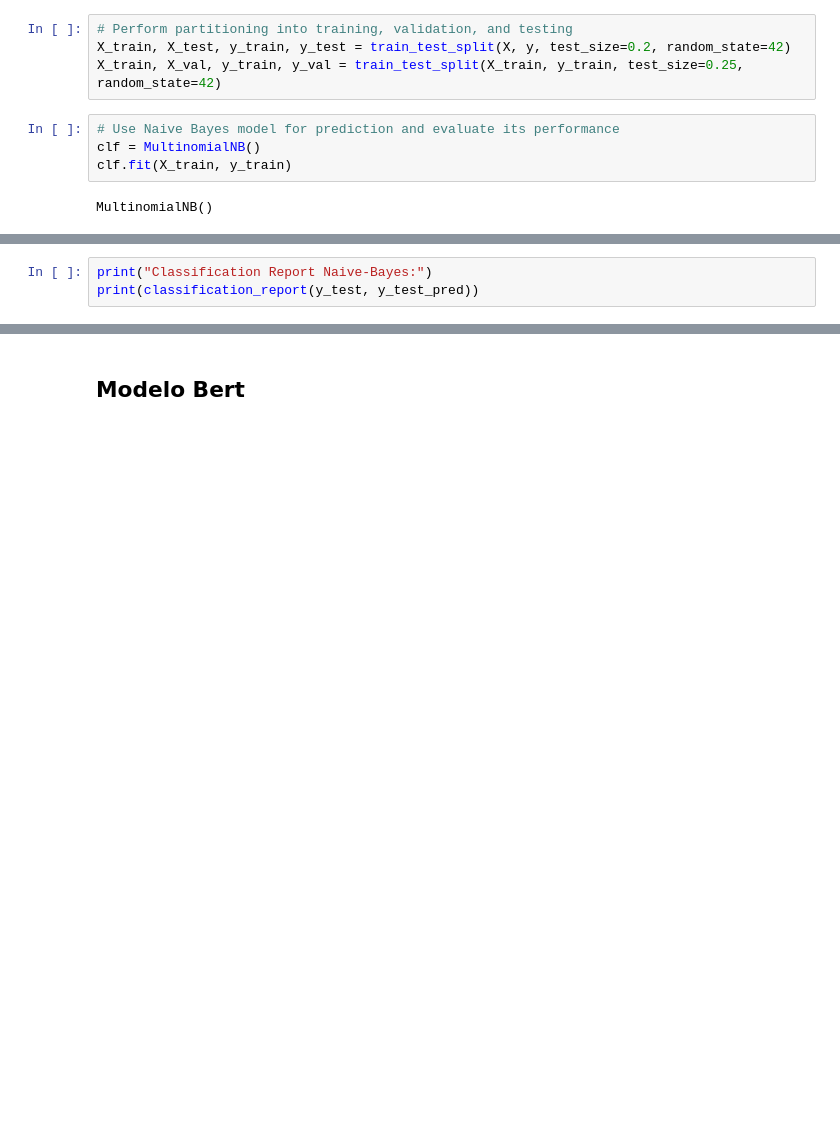
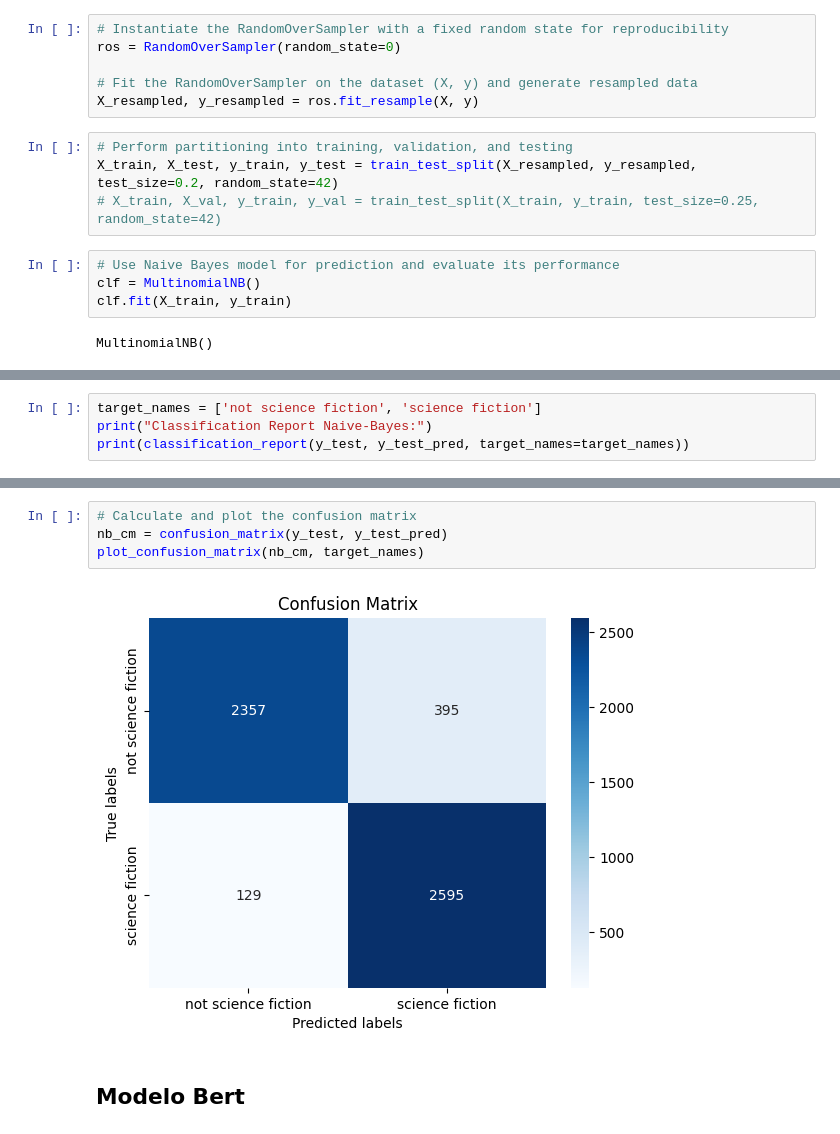
Before and after one commit to jsebastianquiroga/Topicos_analitica_NLP, a Jupyter notebook: Notebook/booksummaries.ipynb, the cells around one changed output, grey strips where cells are left out. Saved outputs shown, nothing was run; the diff lists cells and outputs as text; blank space fills up the shorter version.

```diff
--- a/Notebook/booksummaries.ipynb
+++ b/Notebook/booksummaries.ipynb
@@ -734,10 +757,16 @@ df['cleaned_summary'] = df['cleaned_summary'].apply(lambda x: x.lower())
 vectorizer = TfidfVectorizer(stop_words='english')
 X = vectorizer.fit_transform(df['cleaned_summary'])
 y = df['is_science_fiction']
+# %%
+# Instantiate the RandomOverSampler with a fixed random state for reproducibility
+ros = RandomOverSampler(random_state=0)
+
+# Fit the RandomOverSampler on the dataset (X, y) and generate resampled data
+X_resampled, y_resampled = ros.fit_resample(X, y)
 # %%
 # Perform partitioning into training, validation, and testing
-X_train, X_test, y_train, y_test = train_test_split(X, y, test_size=0.2, random_state=42)
-X_train, X_val, y_train, y_val = train_test_split(X_train, y_train, test_size=0.25, random_state=42)
+X_train, X_test, y_train, y_test = train_test_split(X_resampled, y_resampled, test_size=0.2, random_state=42)
+# X_train, X_val, y_train, y_val = train_test_split(X_train, y_train, test_size=0.25, random_state=42)
 # %%
 # Use Naive Bayes model for prediction and evaluate its performance
 clf = MultinomialNB()
@@ -761,5 +786,6 @@ nb_cm = confusion_matrix(y_test, y_test_pred)
 # %%
+target_names = ['not science fiction', 'science fiction']
 print("Classification Report Naive-Bayes:")
-print(classification_report(y_test, y_test_pred))
+print(classification_report(y_test, y_test_pred, target_names=target_names))
 # %% [output]
 Classification Report Naive-Bayes:
@@ -774,3 +811,9 @@ weighted avg       0.86      0.83      0.75      3312
+# %%
+# Calculate and plot the confusion matrix
+nb_cm = confusion_matrix(y_test, y_test_pred)
+plot_confusion_matrix(nb_cm, target_names)
+# %% [output]
+[figure, added]
 # %% [markdown]
 ## Modelo Bert
 # %%
```
Also changed, not shown: parts of 34 cells of this notebook.
